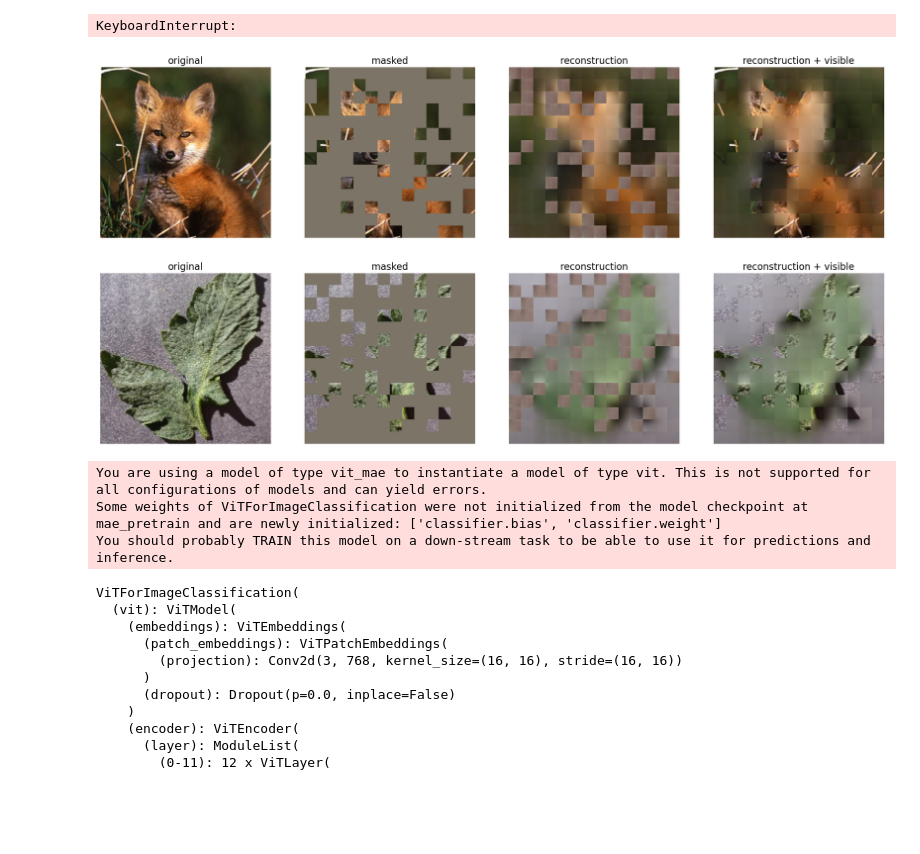
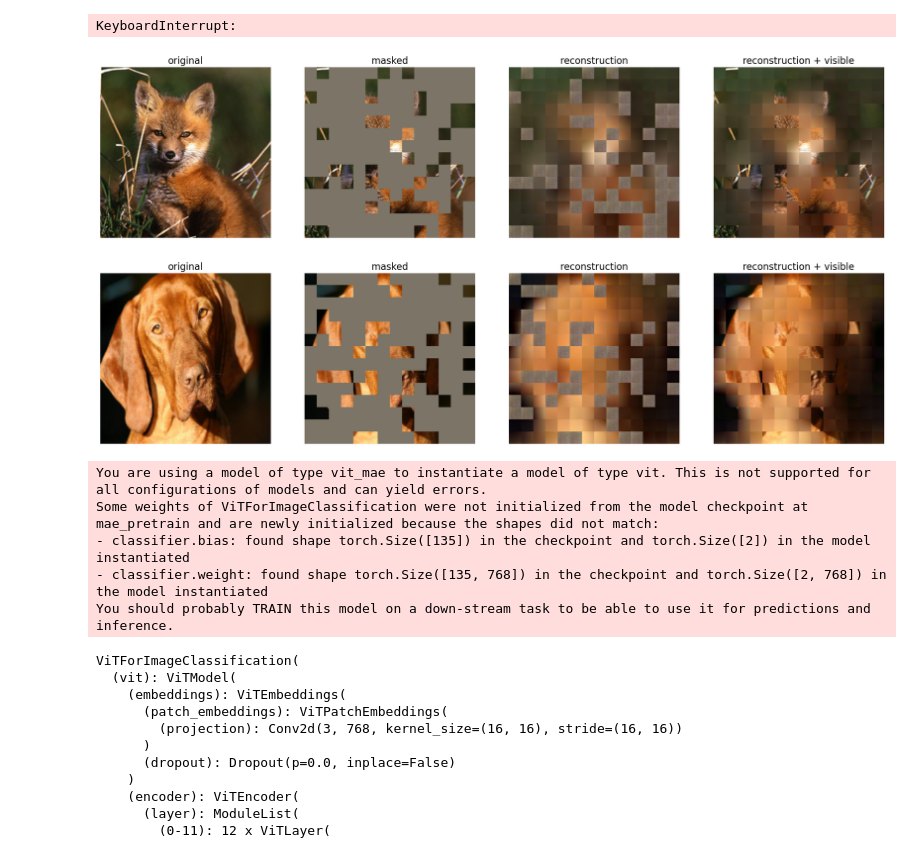
Before and after one commit to mrplooply/Vision-classification-models, a Jupyter notebook: MAE_Model.ipynb, the cells around one changed output. Cells and saved outputs as stored; diff of their text form; code cells hidden in the pictures; blank space fills up the shorter version.

```diff
--- a/MAE_Model.ipynb
+++ b/MAE_Model.ipynb
@@ -100,10 +100,8 @@ BATCH_SIZE = 32
 train_label_loader = DataLoader(dataset=labeled_train_dataset, batch_size=BATCH_SIZE, shuffle=True)
 val_label_loader = DataLoader(dataset=labeled_val_dataset, batch_size=BATCH_SIZE, shuffle=False)
 # %%
-# config = ViTMAEConfig()
-# base_mae_model = ViTMAEForPreTraining(config)
-
-base_mae_model = ViTMAEForPreTraining.from_pretrained('mae_pretrain')
+config = ViTMAEConfig()
+base_mae_model = ViTMAEForPreTraining(config)
 # %%
 criterion = nn.L1Loss() # do we need this?
 optimizer = torch.optim.Adam(base_mae_model.parameters())
@@ -249,20 +247,20 @@ def visualize(pixel_values, model):
 # %%
 feature_extractor = ViTFeatureExtractor.from_pretrained("facebook/vit-mae-base")
 pixel_values = feature_extractor(image, return_tensors="pt").pixel_values
 
 # # make random mask reproducible (comment out to make it change)
 # torch.manual_seed(2)
 
-model3 = ViTMAEForPreTraining.from_pretrained('mae_pretrain')
+model3 = ViTMAEForPreTraining.from_pretrained('mae_pretrain_to_vit')
 
 train_iter = iter(train_label_loader)
 images, labels = next(train_iter)
 
 visualize(pixel_values, model3)
 visualize(images, model3)
 # %% [output]
-[figure, old version]
+[figure, new version]
-[figure, old version]
+[figure, new version]
 # %%
 base_mae_model.save_pretrained('mae_pretrain')
 # %%
@@ -270,13 +268,15 @@ torch.cuda.empty_cache()
 # %%
 from transformers import ViTForImageClassification
 
-model2 = ViTForImageClassification.from_pretrained('mae_pretrain')
+model2 = ViTForImageClassification.from_pretrained('mae_pretrain', ignore_mismatched_sizes=True)
 
 model2.classifier = nn.Linear(768, 135)
 model = model2
 # %% [output]
 You are using a model of type vit_mae to instantiate a model of type vit. This is not supported for all configurations of models and can yield errors.
-Some weights of ViTForImageClassification were not initialized from the model checkpoint at mae_pretrain and are newly initialized: ['classifier.bias', 'classifier.weight']
+Some weights of ViTForImageClassification were not initialized from the model checkpoint at mae_pretrain and are newly initialized because the shapes did not match:
+- classifier.bias: found shape torch.Size([135]) in the checkpoint and torch.Size([2]) in the model instantiated
+- classifier.weight: found shape torch.Size([135, 768]) in the checkpoint and torch.Size([2, 768]) in the model instantiated
 You should probably TRAIN this model on a down-stream task to be able to use it for predictions and inference.
 # %%
 model
```
Also changed, not shown: 2 other files.
